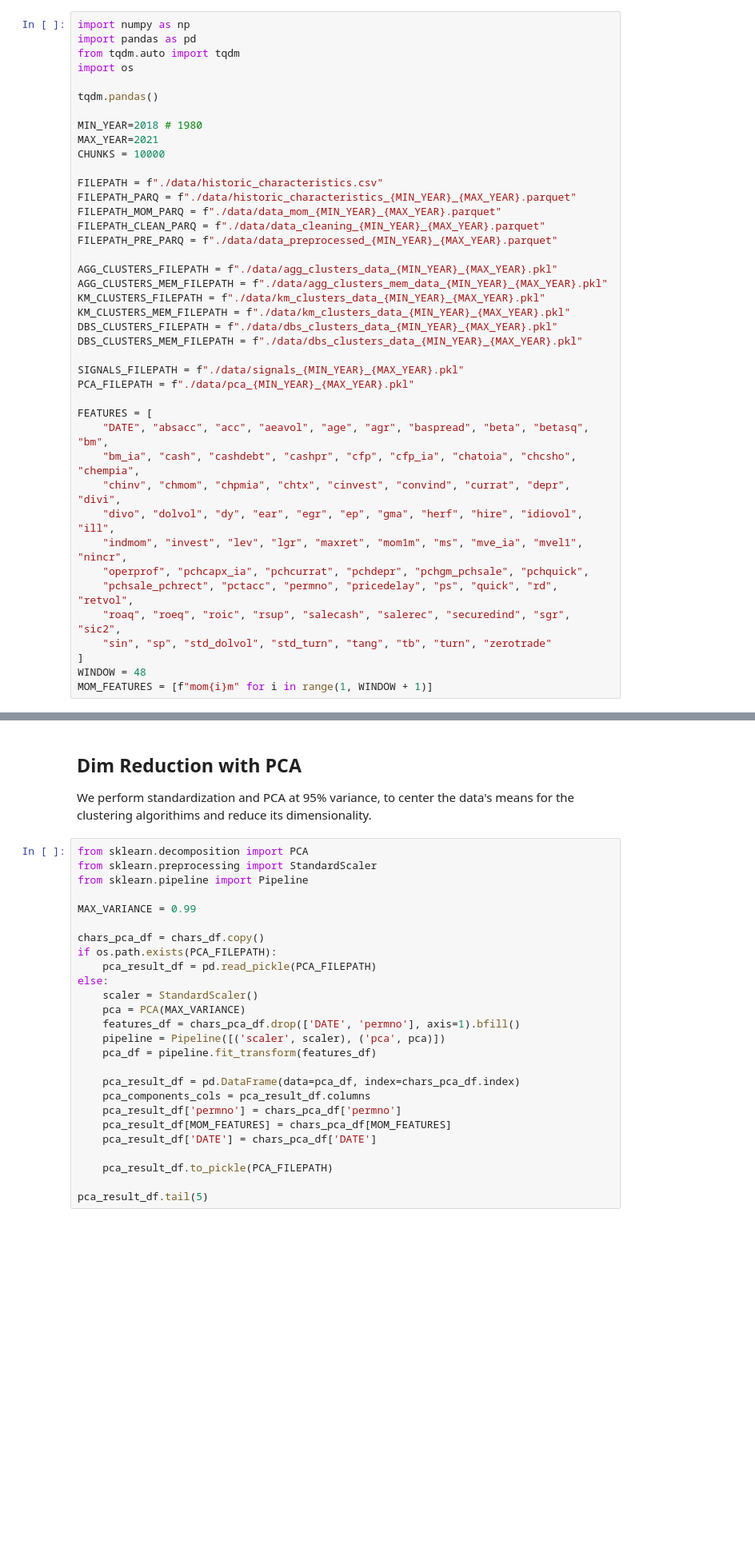
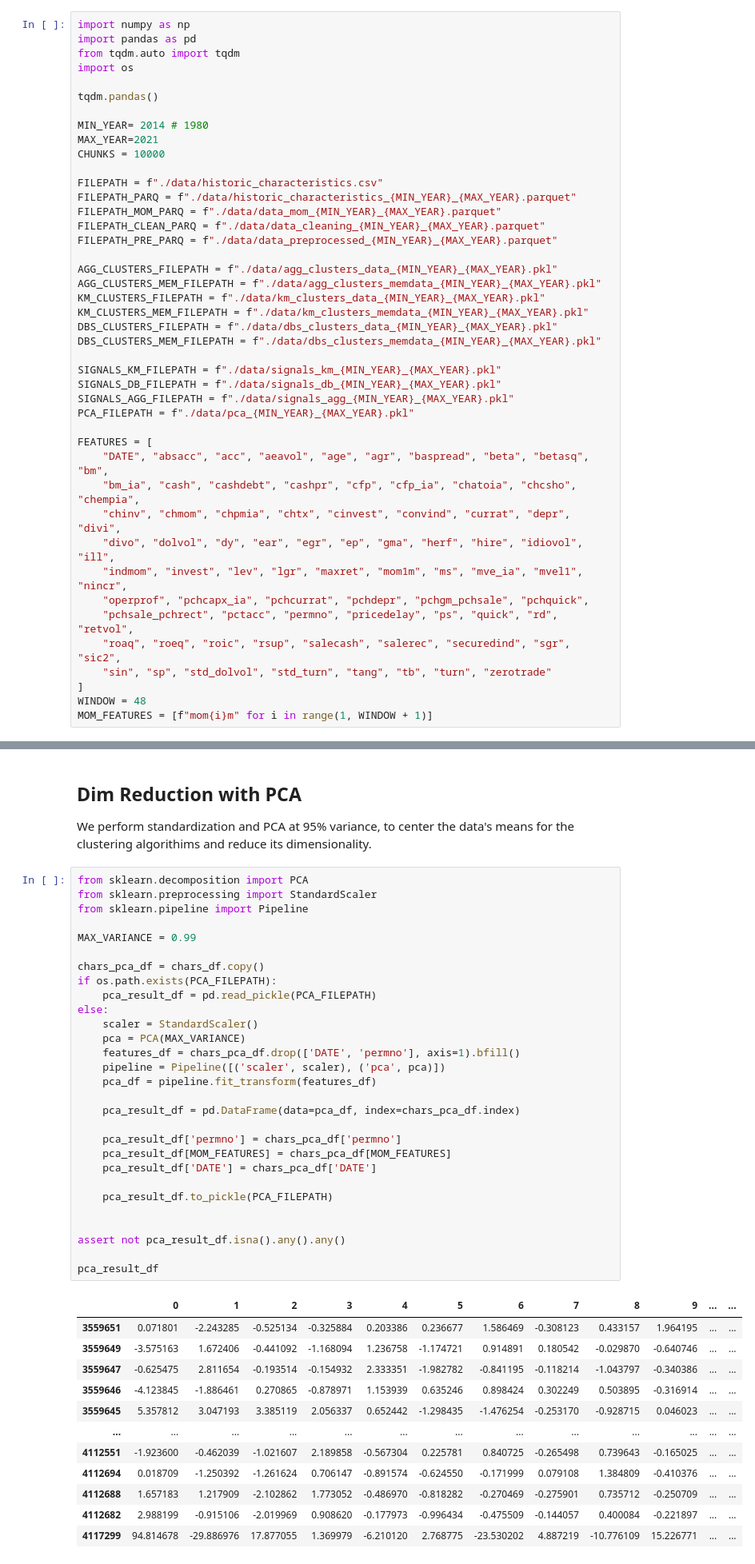
Before and after one commit to adamd1985/pairs_trading_unsupervised_learning, a Jupyter notebook: pairs_unsupervised.ipynb, the cells around one changed output, grey strips where cells are left out. Shown: that part at 80% size. Cells and saved outputs as stored; diff of their text form; blank space fills up the shorter version.

```diff
--- a/pairs_unsupervised.ipynb
+++ b/pairs_unsupervised.ipynb
@@ -8,7 +8,7 @@ import os
 
 tqdm.pandas()
 
-MIN_YEAR=2018 # 1980
+MIN_YEAR= 2014 # 1980
 MAX_YEAR=2021
 CHUNKS = 10000
 
@@ -19,13 +19,15 @@ FILEPATH_CLEAN_PARQ = f"./data/data_cleaning_{MIN_YEAR}_{MAX_YEAR}.parquet"
 FILEPATH_PRE_PARQ = f"./data/data_preprocessed_{MIN_YEAR}_{MAX_YEAR}.parquet"
 
 AGG_CLUSTERS_FILEPATH = f"./data/agg_clusters_data_{MIN_YEAR}_{MAX_YEAR}.pkl"
-AGG_CLUSTERS_MEM_FILEPATH = f"./data/agg_clusters_mem_data_{MIN_YEAR}_{MAX_YEAR}.pkl"
+AGG_CLUSTERS_MEM_FILEPATH = f"./data/agg_clusters_memdata_{MIN_YEAR}_{MAX_YEAR}.pkl"
 KM_CLUSTERS_FILEPATH = f"./data/km_clusters_data_{MIN_YEAR}_{MAX_YEAR}.pkl"
-KM_CLUSTERS_MEM_FILEPATH = f"./data/km_clusters_data_{MIN_YEAR}_{MAX_YEAR}.pkl"
+KM_CLUSTERS_MEM_FILEPATH = f"./data/km_clusters_memdata_{MIN_YEAR}_{MAX_YEAR}.pkl"
 DBS_CLUSTERS_FILEPATH = f"./data/dbs_clusters_data_{MIN_YEAR}_{MAX_YEAR}.pkl"
-DBS_CLUSTERS_MEM_FILEPATH = f"./data/dbs_clusters_data_{MIN_YEAR}_{MAX_YEAR}.pkl"
+DBS_CLUSTERS_MEM_FILEPATH = f"./data/dbs_clusters_memdata_{MIN_YEAR}_{MAX_YEAR}.pkl"
 
-SIGNALS_FILEPATH = f"./data/signals_{MIN_YEAR}_{MAX_YEAR}.pkl"
+SIGNALS_KM_FILEPATH = f"./data/signals_km_{MIN_YEAR}_{MAX_YEAR}.pkl"
+SIGNALS_DB_FILEPATH = f"./data/signals_db_{MIN_YEAR}_{MAX_YEAR}.pkl"
+SIGNALS_AGG_FILEPATH = f"./data/signals_agg_{MIN_YEAR}_{MAX_YEAR}.pkl"
 PCA_FILEPATH = f"./data/pca_{MIN_YEAR}_{MAX_YEAR}.pkl"
 
 FEATURES = [
@@ -162,26 +187,42 @@ We perform standardization and PCA at 95% variance, to center the data's means f
 # %%
 from sklearn.decomposition import PCA
 from sklearn.preprocessing import StandardScaler
 from sklearn.pipeline import Pipeline
 
 MAX_VARIANCE = 0.99
 
 chars_pca_df = chars_df.copy()
 if os.path.exists(PCA_FILEPATH):
     pca_result_df = pd.read_pickle(PCA_FILEPATH)
 else:
     scaler = StandardScaler()
     pca = PCA(MAX_VARIANCE)
     features_df = chars_pca_df.drop(['DATE', 'permno'], axis=1).bfill()
     pipeline = Pipeline([('scaler', scaler), ('pca', pca)])
     pca_df = pipeline.fit_transform(features_df)
 
     pca_result_df = pd.DataFrame(data=pca_df, index=chars_pca_df.index)
-    pca_components_cols = pca_result_df.columns
+
     pca_result_df['permno'] = chars_pca_df['permno']
     pca_result_df[MOM_FEATURES] = chars_pca_df[MOM_FEATURES]
     pca_result_df['DATE'] = chars_pca_df['DATE']
 
     pca_result_df.to_pickle(PCA_FILEPATH)
 
-pca_result_df.tail(5)
+
+assert not pca_result_df.isna().any().any()
+
+pca_result_df
+# %% [output]
+|  | 0 | 1 | 2 | 3 | 4 | 5 | 6 | 7 | 8 | 9 | ... | ... |
+| 3559651 | 0.071801 | -2.243285 | -0.525134 | -0.325884 | 0.203386 | 0.236677 | 1.586469 | -0.308123 | 0.433157 | 1.964195 | ... | ... |
+| 3559649 | -3.575163 | 1.672406 | -0.441092 | -1.168094 | 1.236758 | -1.174721 | 0.914891 | 0.180542 | -0.029870 | -0.640746 | ... | ... |
+| 3559647 | -0.625475 | 2.811654 | -0.193514 | -0.154932 | 2.333351 | -1.982782 | -0.841195 | -0.118214 | -1.043797 | -0.340386 | ... | ... |
+| 3559646 | -4.123845 | -1.886461 | 0.270865 | -0.878971 | 1.153939 | 0.635246 | 0.898424 | 0.302249 | 0.503895 | -0.316914 | ... | ... |
+| 3559645 | 5.357812 | 3.047193 | 3.385119 | 2.056337 | 0.652442 | -1.298435 | -1.476254 | -0.253170 | -0.928715 | 0.046023 | ... | ... |
+| ... | ... | ... | ... | ... | ... | ... | ... | ... | ... | ... | ... | ... |
+| 4112551 | -1.923600 | -0.462039 | -1.021607 | 2.189858 | -0.567304 | 0.225781 | 0.840725 | -0.265498 | 0.739643 | -0.165025 | ... | ... |
+| 4112694 | 0.018709 | -1.250392 | -1.261624 | 0.706147 | -0.891574 | -0.624550 | -0.171999 | 0.079108 | 1.384809 | -0.410376 | ... | ... |
+| 4112688 | 1.657183 | 1.217909 | -2.102862 | 1.773052 | -0.486970 | -0.818282 | -0.270469 | -0.275901 | 0.735712 | -0.250709 | ... | ... |
+| 4112682 | 2.988199 | -0.915106 | -2.019969 | 0.908620 | -0.177973 | -0.996434 | -0.475509 | -0.144057 | 0.400084 | -0.221897 | ... | ... |
+| 4117299 | 94.814678 | -29.886976 | 17.877055 | 1.369979 | -6.210120 | 2.768775 | -23.530202 | 4.887219 | -10.776109 | 15.226771 | ... | ... |
```
Also changed, not shown: parts of 26 cells of this notebook, 20 other files.
